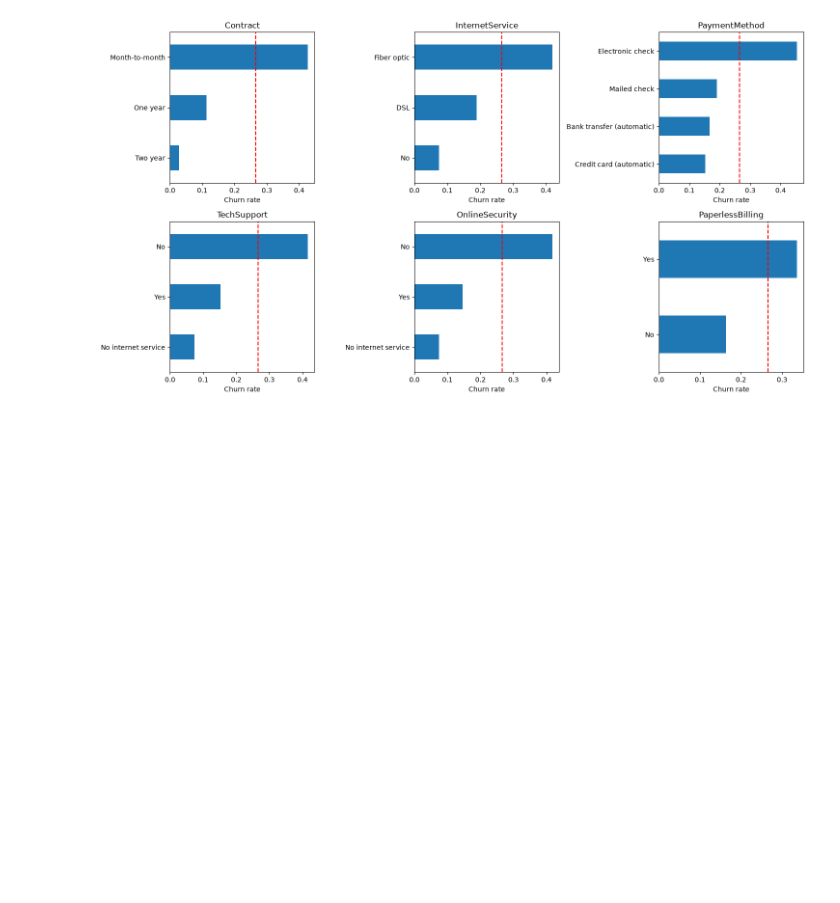
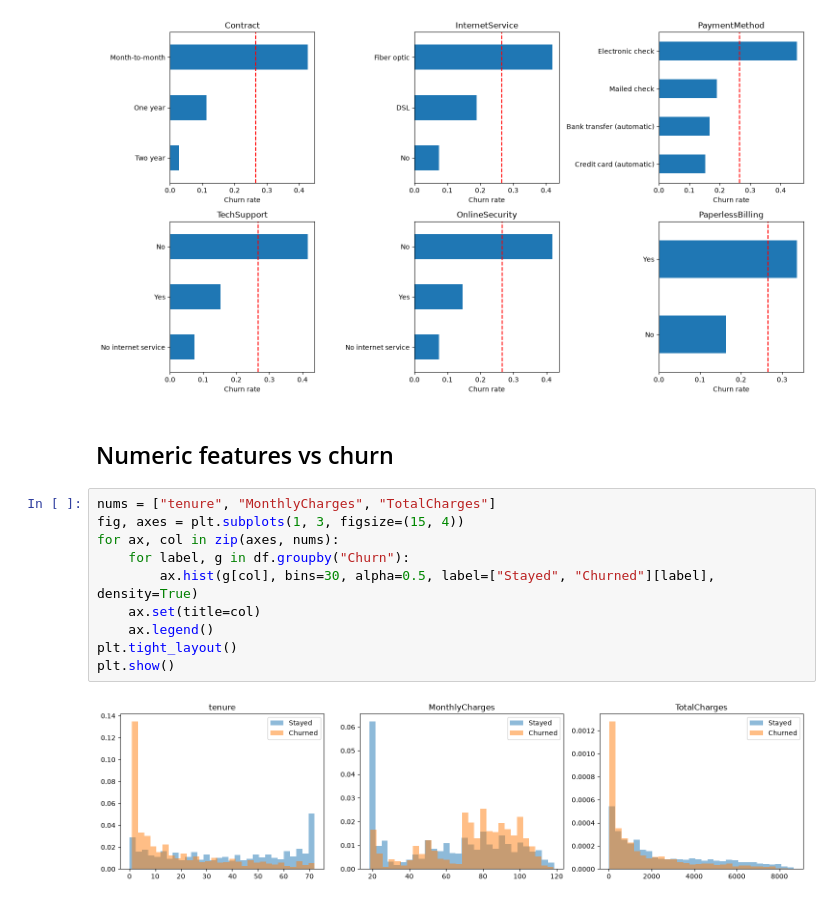
Before and after one commit to akylbek04/customer-churn-classification, a Jupyter notebook: notebooks/01_eda.ipynb, the cells around one changed output. Cells and saved outputs as stored; diff of their text form; blank space fills up the shorter version.

Commit message:
EDA: compare numeric feature distributions by churn

```diff
--- a/notebooks/01_eda.ipynb
+++ b/notebooks/01_eda.ipynb
@@ -70,3 +70,17 @@ plt.tight_layout()
 plt.show()
 # %% [output]
 [figure]
+# %% [markdown]
+## Numeric features vs churn
+# %%
+nums = ["tenure", "MonthlyCharges", "TotalCharges"]
+fig, axes = plt.subplots(1, 3, figsize=(15, 4))
+for ax, col in zip(axes, nums):
+    for label, g in df.groupby("Churn"):
+        ax.hist(g[col], bins=30, alpha=0.5, label=["Stayed", "Churned"][label], density=True)
+    ax.set(title=col)
+    ax.legend()
+plt.tight_layout()
+plt.show()
+# %% [output]
+[figure, added]
```
